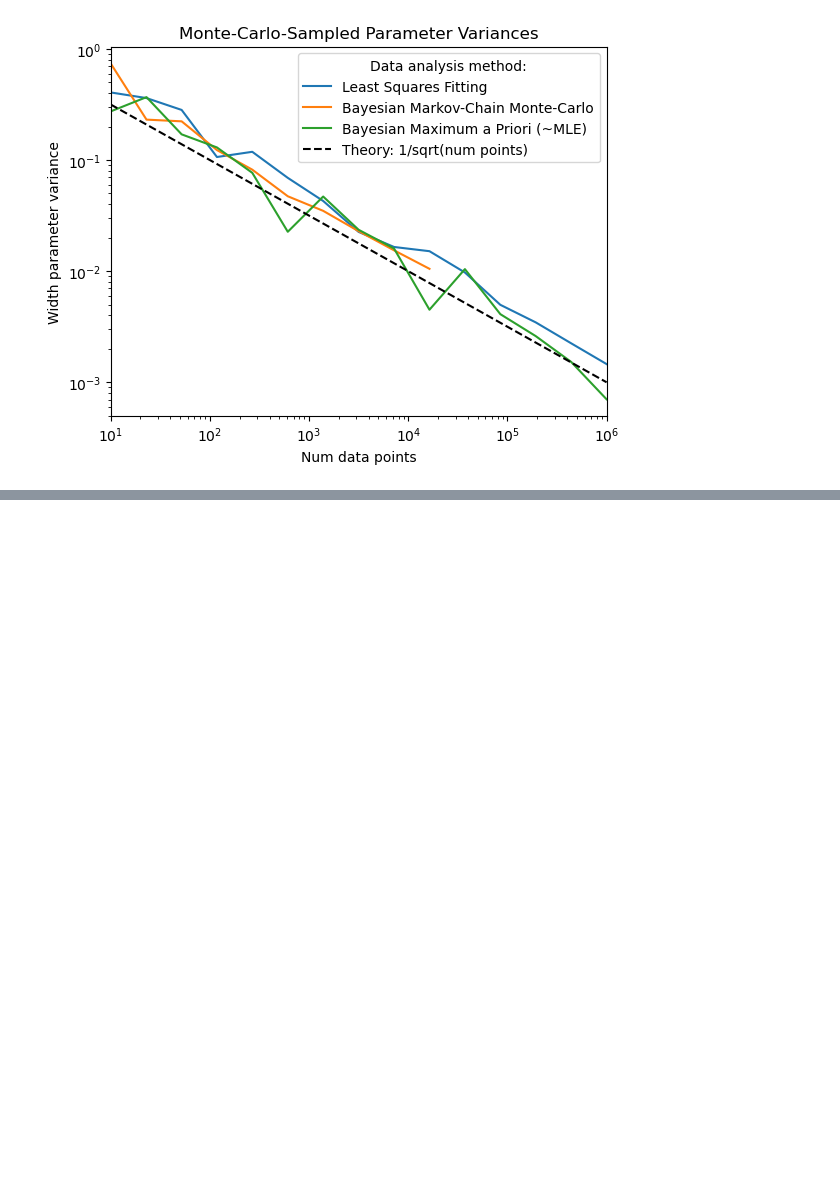
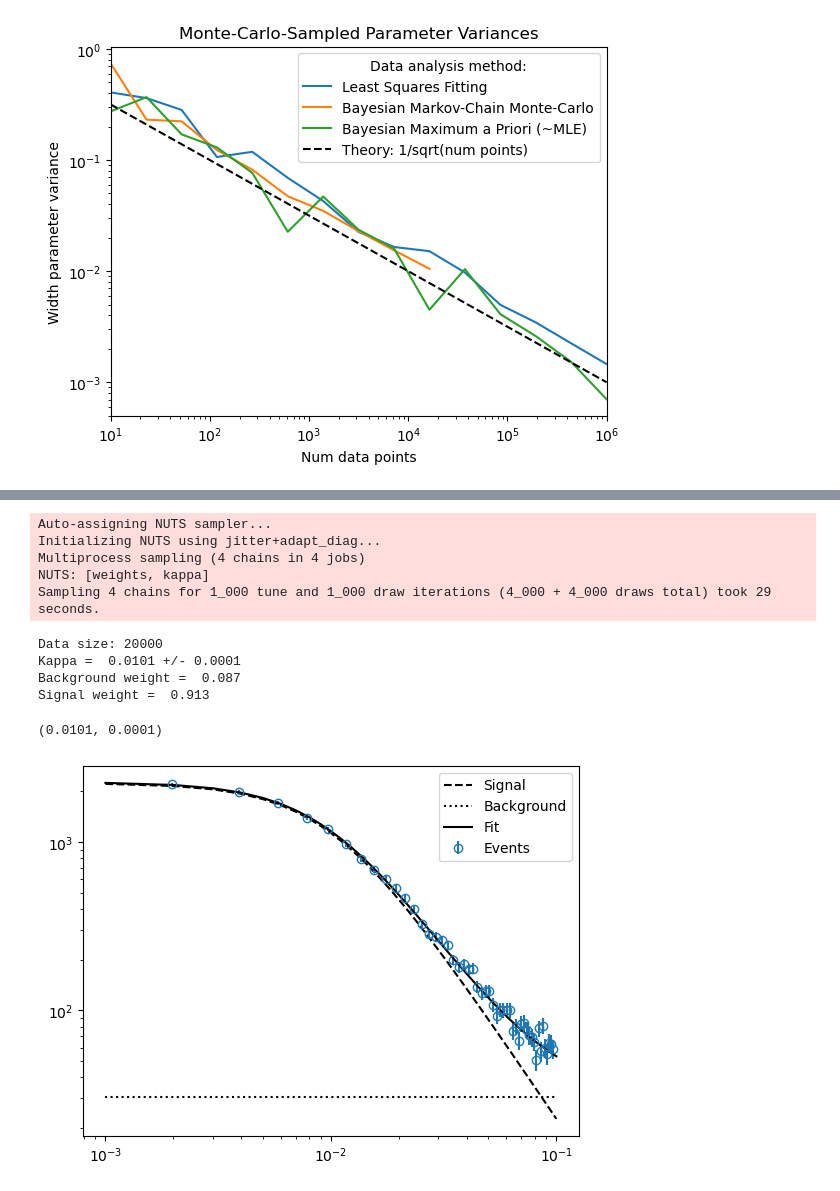
Before and after one commit to localoptimum/emtk, a Jupyter notebook: Mixture Models with PyMC.ipynb, the cells around one changed output, grey strips where cells are left out. Saved outputs shown, nothing was run; the diff lists cells and outputs as text; code cells hidden in the pictures; blank space fills up the shorter version.

```diff
--- a/Mixture Models with PyMC.ipynb
+++ b/Mixture Models with PyMC.ipynb
@@ -826,0 +1163,15 @@ ax.legend(title='Data analysis method:')
+# %%
+# Before we waste time looping, make sure that the test works correctly for bayesian MCMC
+bayesian_MCMC_fit(test_spectrum, plot=True, xmin=xmin, xmax=xmax)
+# %% [output]
+Auto-assigning NUTS sampler...
+Initializing NUTS using jitter+adapt_diag...
+Multiprocess sampling (4 chains in 4 jobs)
+NUTS: [weights, kappa]
+Sampling 4 chains for 1_000 tune and 1_000 draw iterations (4_000 + 4_000 draws total) took 29 seconds.
+Data size: 20000
+Kappa =  0.0101 +/- 0.0001
+Background weight =  0.087
+Signal weight =  0.913
+(0.0101, 0.0001)
+[figure, added]
```
Also changed, not shown: parts of 10 cells of this notebook.
